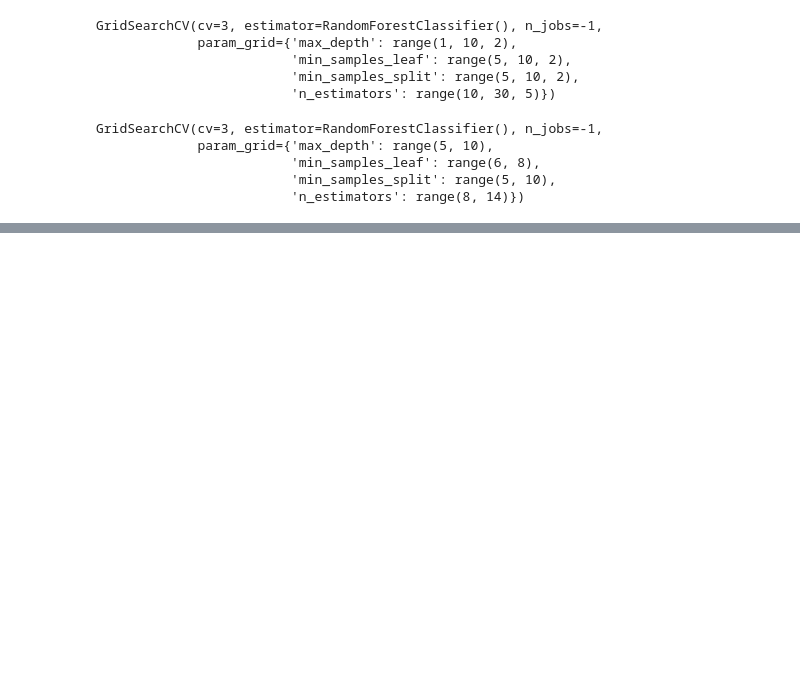
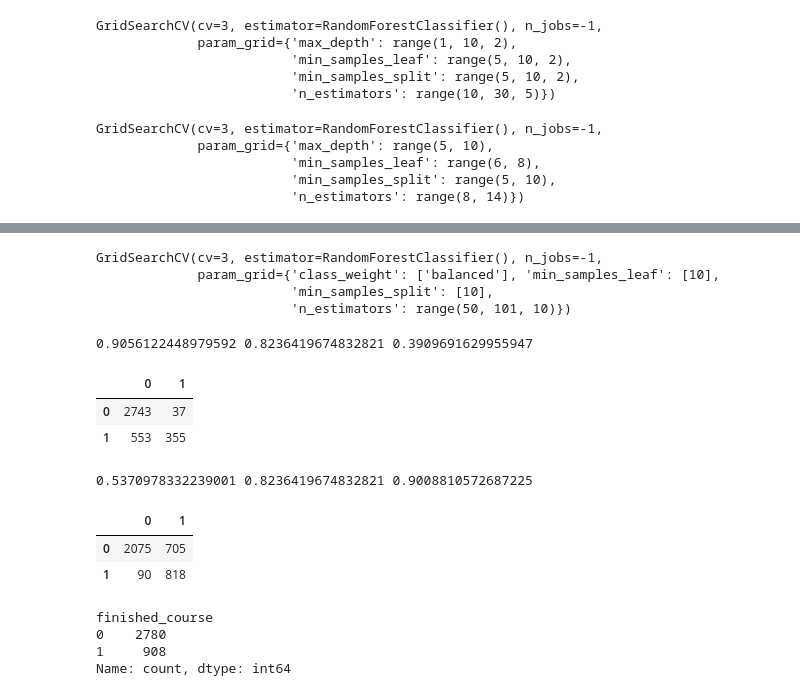
Before and after one commit to tearsdontfall/Projects, a Jupyter notebook: ML_stepik.ipynb, the cells around one changed output, grey strips where cells are left out. Cells and saved outputs as stored; diff of their text form; code cells hidden in the pictures; blank space fills up the shorter version.

```diff
--- a/ML_stepik.ipynb
+++ b/ML_stepik.ipynb
@@ -323,0 +329,29 @@ mean score 0.9319576144568289
+# %%
+search_big = GridSearchCV(rfbig, params, cv=3, n_jobs=-1)
+# %%
+search_big.fit(X_train, y_train)
+# %% [output]
+GridSearchCV(cv=3, estimator=RandomForestClassifier(), n_jobs=-1,
+             param_grid={'class_weight': ['balanced'], 'min_samples_leaf': [10],
+                         'min_samples_split': [10],
+                         'n_estimators': range(50, 101, 10)})
+# %%
+testrf = search_big.best_estimator_
+# %%
+y_prob = testrf.predict_proba(X_test)[:, 1]
+threshold = 0.9
+y_pred = (y_prob >= threshold).astype(int)
+roc_auc = roc_auc_score(y_test, y_pred)
+precision = precision_score(y_test, y_pred)
+recall = recall_score(y_test, y_pred)
+confm = pd.DataFrame(confusion_matrix(y_test, y_pred))
+# %%
+print(precision, roc_score, recall)
+# %% [output]
+0.9056122448979592 0.8236419674832821 0.3909691629955947
+# %%
+confm
+# %% [output]
+|  | 0 | 1 |
+| 0 | 2743 | 37 |
+| 1 | 553 | 355 |
@@ -323,0 +364,17 @@ mean score 0.9319576144568289
+# %%
+print(precision, roc_score, recall)
+# %% [output]
+0.5370978332239001 0.8236419674832821 0.9008810572687225
+# %%
+confm
+# %% [output]
+|  | 0 | 1 |
+| 0 | 2075 | 705 |
+| 1 | 90 | 818 |
+# %%
+y_test.value_counts()
+# %% [output]
+finished_course
+0    2780
+1     908
+Name: count, dtype: int64
```
Also changed, not shown: parts of 12 cells of this notebook.
